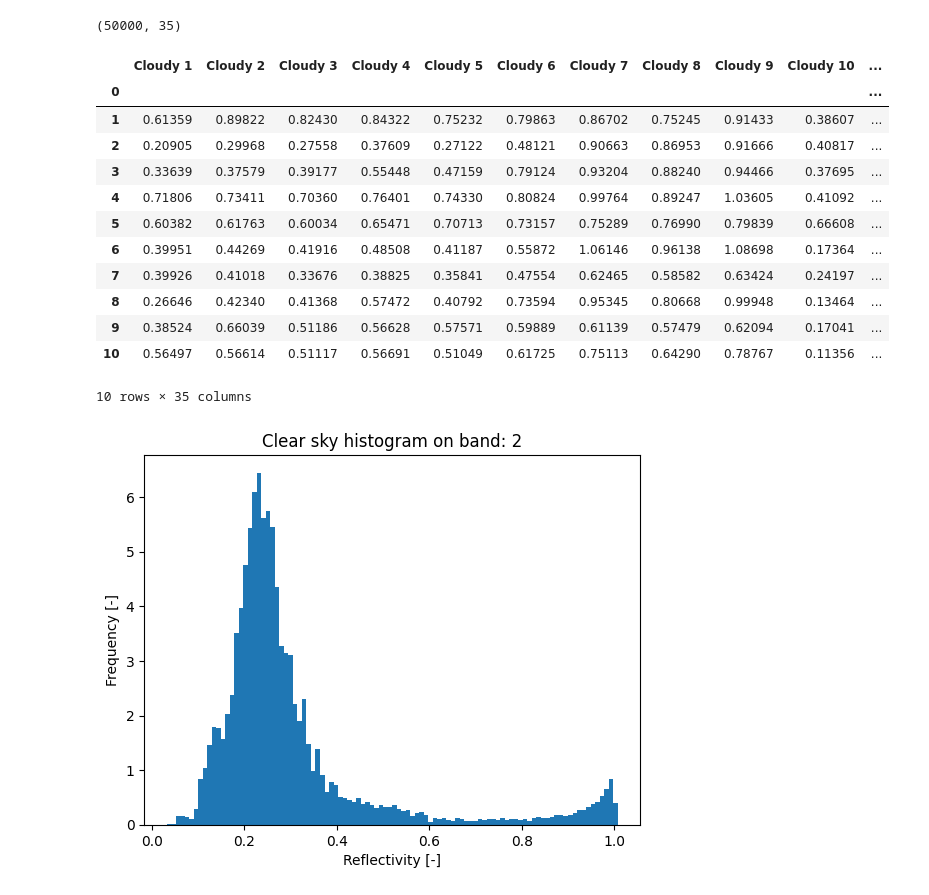
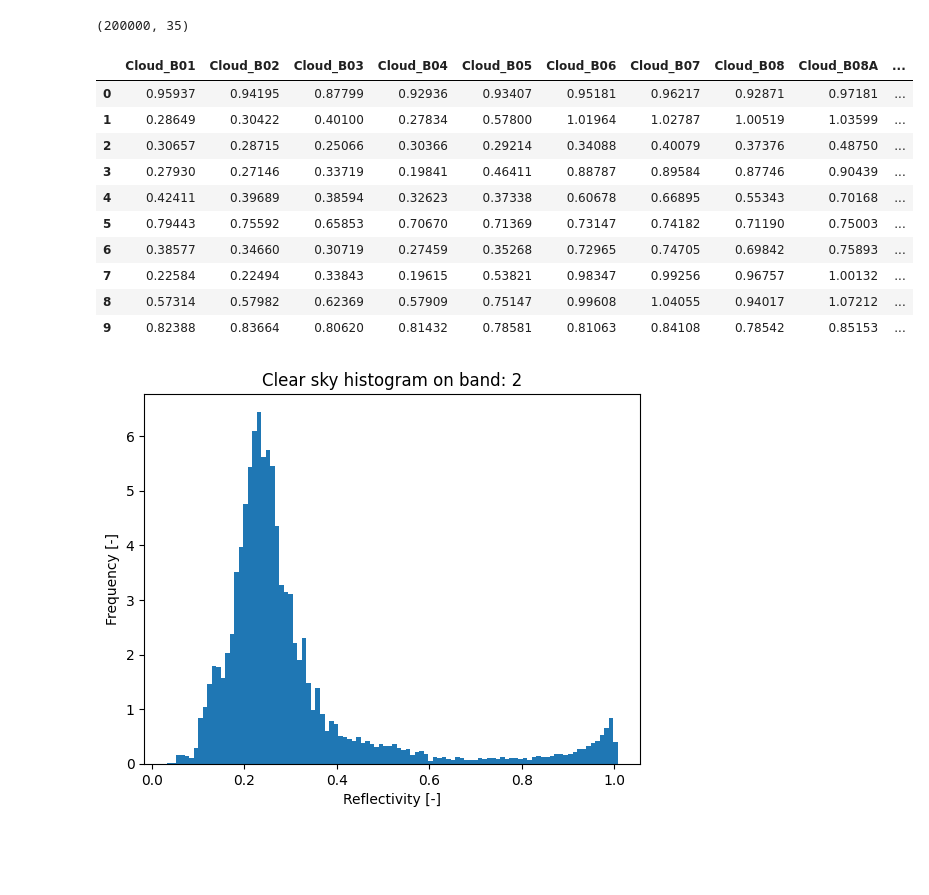
Before and after one commit to filipronn/SEEX30_Cloud_Fog, a Jupyter notebook: DataVis.ipynb, the cells around one changed output. Saved outputs shown, nothing was run; the diff lists cells and outputs as text; code cells hidden in the pictures; blank space fills up the shorter version.

```diff
--- a/DataVis.ipynb
+++ b/DataVis.ipynb
@@ -6,25 +7,19 @@ from scipy.stats.stats import pearsonr
 # %%
 #Read data and name columns
-df = pd.read_csv('cloudrm_water.dat',skiprows=53, header=None, delimiter = ' ', skipinitialspace = True ,index_col = 0)
-df.columns = ['Cloudy 1', 'Cloudy 2', 'Cloudy 3', 'Cloudy 4', 'Cloudy 5', 'Cloudy 6', 'Cloudy 7', 'Cloudy 8', \
-              'Cloudy 9', 'Cloudy 10', 'Cloudy 11', 'Cloudy 12', 'Cloudy 13', 'Clear 1', 'Clear 2', 'Clear 3', \
-              'Clear 4', 'Clear 5', 'Clear 6', 'Clear 7', 'Clear 8', 'Clear 9', 'Clear 10', 'Clear 11', 'Clear 12', \
-              'Clear 13', 'Sat Zen', 'Sun Zen', 'Azi diff', 'COT', 'Ctype', 'Prof ID', 'GOT', 'VIWV' , 'Surf']
+df = synth_dataloader(drop_cols=False)
 print(df.shape)
 df.head(10)
 # %% [output]
-(50000, 35)
+(200000, 35)
-|  | Cloudy 1 | Cloudy 2 | Cloudy 3 | Cloudy 4 | Cloudy 5 | Cloudy 6 | Cloudy 7 | Cloudy 8 | Cloudy 9 | Cloudy 10 | ... |
-| 0 |  |  |  |  |  |  |  |  |  |  | ... |
-| 1 | 0.61359 | 0.89822 | 0.82430 | 0.84322 | 0.75232 | 0.79863 | 0.86702 | 0.75245 | 0.91433 | 0.38607 | ... |
-| 2 | 0.20905 | 0.29968 | 0.27558 | 0.37609 | 0.27122 | 0.48121 | 0.90663 | 0.86953 | 0.91666 | 0.40817 | ... |
-| 3 | 0.33639 | 0.37579 | 0.39177 | 0.55448 | 0.47159 | 0.79124 | 0.93204 | 0.88240 | 0.94466 | 0.37695 | ... |
-| 4 | 0.71806 | 0.73411 | 0.70360 | 0.76401 | 0.74330 | 0.80824 | 0.99764 | 0.89247 | 1.03605 | 0.41092 | ... |
-| 5 | 0.60382 | 0.61763 | 0.60034 | 0.65471 | 0.70713 | 0.73157 | 0.75289 | 0.76990 | 0.79839 | 0.66608 | ... |
-| 6 | 0.39951 | 0.44269 | 0.41916 | 0.48508 | 0.41187 | 0.55872 | 1.06146 | 0.96138 | 1.08698 | 0.17364 | ... |
-| 7 | 0.39926 | 0.41018 | 0.33676 | 0.38825 | 0.35841 | 0.47554 | 0.62465 | 0.58582 | 0.63424 | 0.24197 | ... |
-| 8 | 0.26646 | 0.42340 | 0.41368 | 0.57472 | 0.40792 | 0.73594 | 0.95345 | 0.80668 | 0.99948 | 0.13464 | ... |
-| 9 | 0.38524 | 0.66039 | 0.51186 | 0.56628 | 0.57571 | 0.59889 | 0.61139 | 0.57479 | 0.62094 | 0.17041 | ... |
-| 10 | 0.56497 | 0.56614 | 0.51117 | 0.56691 | 0.51049 | 0.61725 | 0.75113 | 0.64290 | 0.78767 | 0.11356 | ... |
+|  | Cloud_B01 | Cloud_B02 | Cloud_B03 | Cloud_B04 | Cloud_B05 | Cloud_B06 | Cloud_B07 | Cloud_B08 | Cloud_B08A | ... |
+| 0 | 0.95937 | 0.94195 | 0.87799 | 0.92936 | 0.93407 | 0.95181 | 0.96217 | 0.92871 | 0.97181 | ... |
+| 1 | 0.28649 | 0.30422 | 0.40100 | 0.27834 | 0.57800 | 1.01964 | 1.02787 | 1.00519 | 1.03599 | ... |
+| 2 | 0.30657 | 0.28715 | 0.25066 | 0.30366 | 0.29214 | 0.34088 | 0.40079 | 0.37376 | 0.48750 | ... |
+| 3 | 0.27930 | 0.27146 | 0.33719 | 0.19841 | 0.46411 | 0.88787 | 0.89584 | 0.87746 | 0.90439 | ... |
+| 4 | 0.42411 | 0.39689 | 0.38594 | 0.32623 | 0.37338 | 0.60678 | 0.66895 | 0.55343 | 0.70168 | ... |
+| 5 | 0.79443 | 0.75592 | 0.65853 | 0.70670 | 0.71369 | 0.73147 | 0.74182 | 0.71190 | 0.75003 | ... |
+| 6 | 0.38577 | 0.34660 | 0.30719 | 0.27459 | 0.35268 | 0.72965 | 0.74705 | 0.69842 | 0.75893 | ... |
+| 7 | 0.22584 | 0.22494 | 0.33843 | 0.19615 | 0.53821 | 0.98347 | 0.99256 | 0.96757 | 1.00132 | ... |
+| 8 | 0.57314 | 0.57982 | 0.62369 | 0.57909 | 0.75147 | 0.99608 | 1.04055 | 0.94017 | 1.07212 | ... |
+| 9 | 0.82388 | 0.83664 | 0.80620 | 0.81432 | 0.78581 | 0.81063 | 0.84108 | 0.78542 | 0.85153 | ... |
-10 rows × 35 columns
 # %%
```
Also changed, not shown: parts of 3 cells of this notebook, 7 other files.
